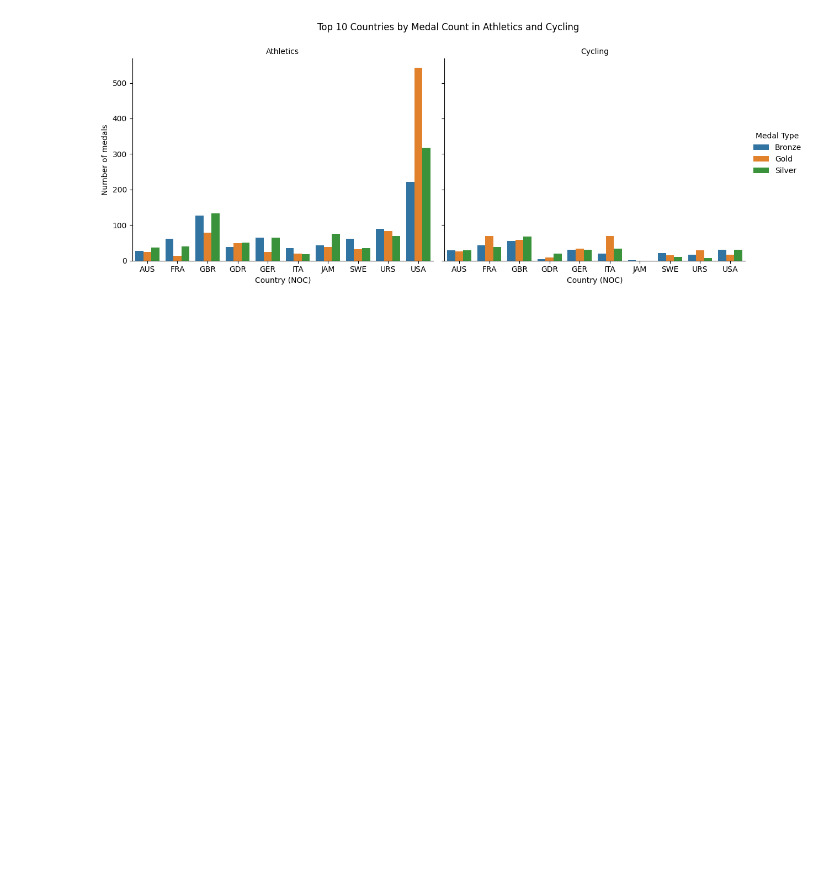
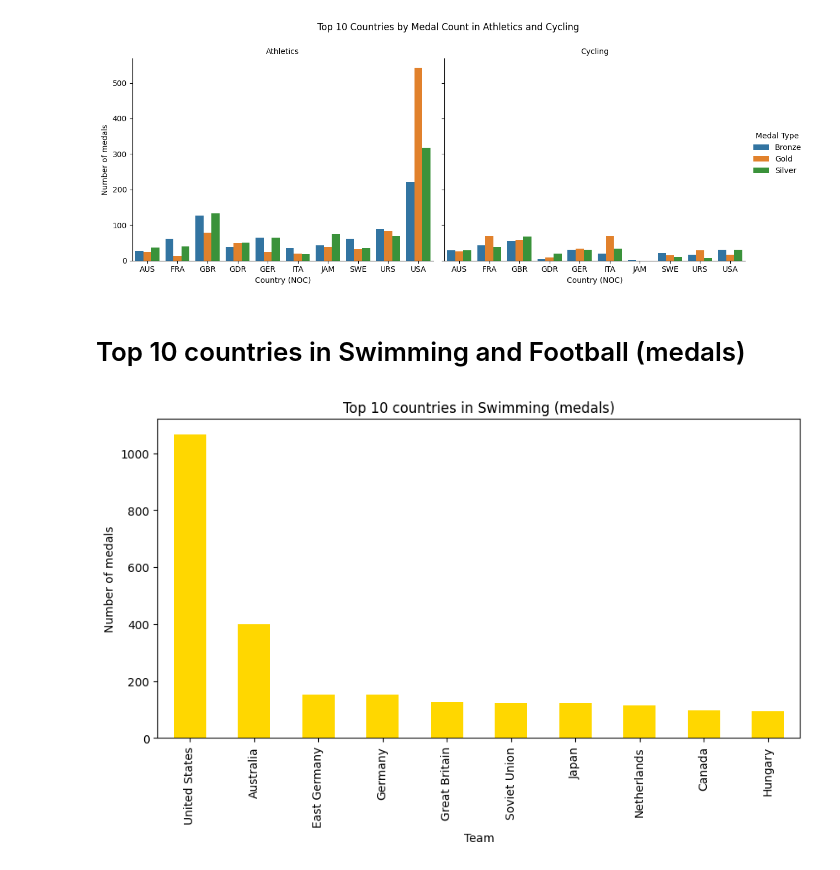
Before and after one commit to nouralahmad89-crypto/OS-projekt-Storbrittanien, a Jupyter notebook: notebooks/data_analysis.ipynb, the cells around one changed output. Cells and saved outputs as stored; diff of their text form; code cells hidden in the pictures; blank space fills up the shorter version.

Commit message:
Uppdaterade filen med sportstatistik inom simmning och fotboll

```diff
--- a/notebooks/data_analysis.ipynb
+++ b/notebooks/data_analysis.ipynb
@@ -526,3 +526,24 @@ g.fig.suptitle("Top 10 Countries by Medal Count in Athletics and Cycling")
 plt.show()
 # %% [output]
 [figure]
+# %% [markdown]
+# Top 10 countries in Swimming and Football (medals)
+# %%
+sports_of_interest = ["Swimming", "Football"]
+selected_sports_df = df[df["Sport"].isin(sports_of_interest)]
+swim_df = df[df["Sport"] == "Swimming"]
+
+# Ta bort rader utan medaljer
+swim_medals = swim_df[swim_df["Medal"].notna()]
+
+# Grupp och räkna medaljer per land
+swim_medals_per_country = swim_medals.groupby("Team")["Medal"].count().sort_values(ascending=False)
+
+# Rita diagram
+plt.figure(figsize=(10,5))
+swim_medals_per_country.head(10).plot(kind="bar", color="gold")
+plt.title("Top 10 countries in Swimming (medals)")
+plt.ylabel("Number of medals")
+plt.show()
+# %% [output]
+[figure, added]
```
Also changed, not shown: parts of 9 cells of this notebook.
